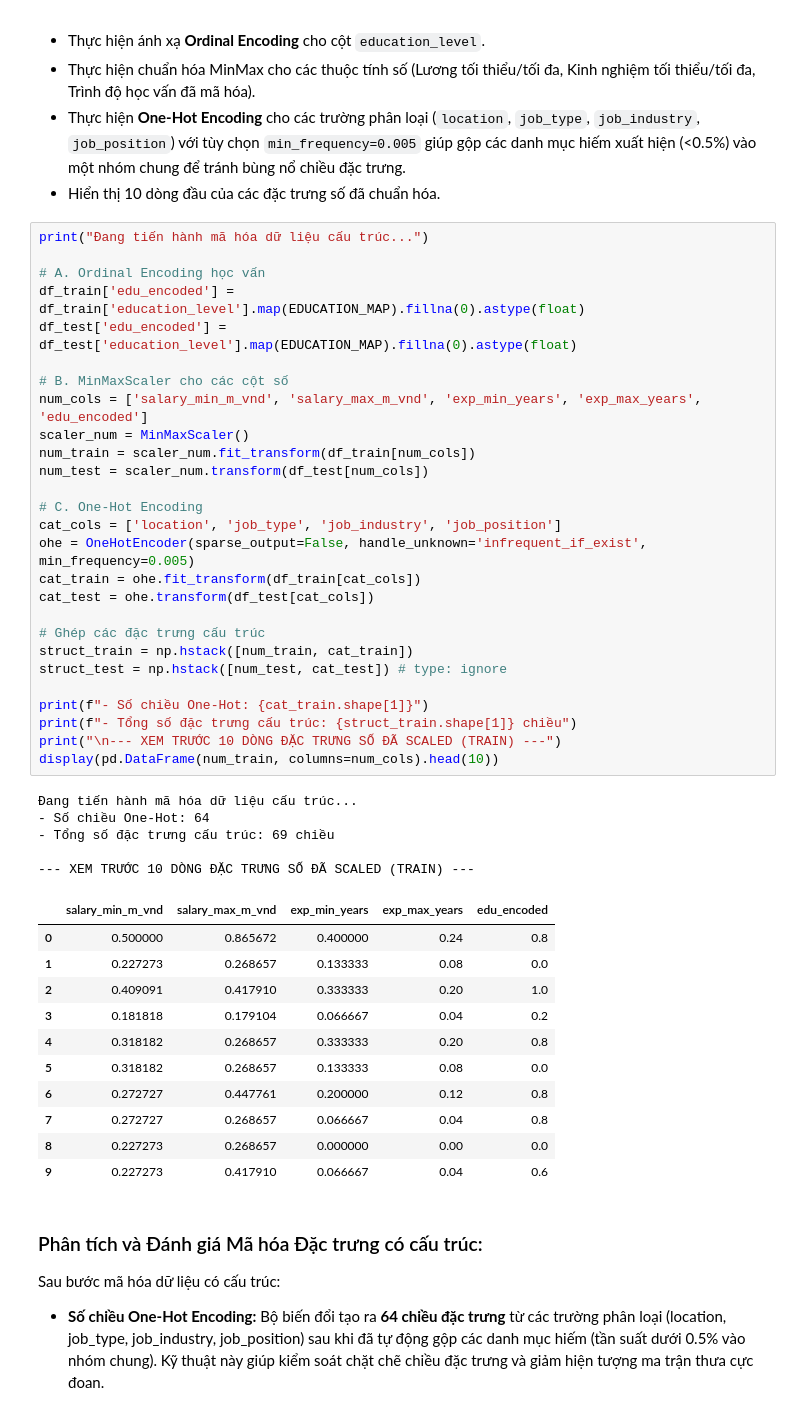
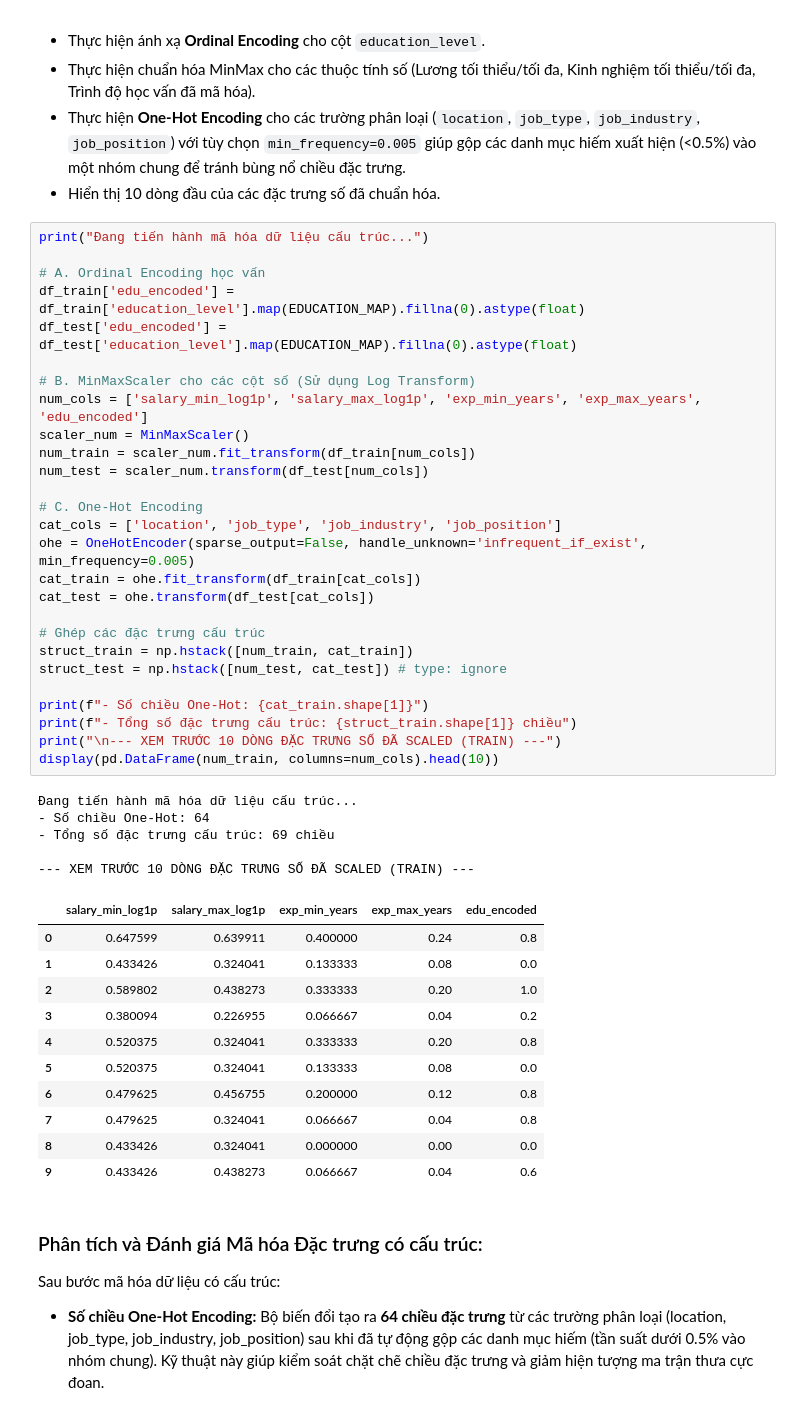
Before and after one commit to LuongVanVo/vietnam-job-market-clustering, a Jupyter notebook: notebooks/02_feature_engineering.ipynb, the cells around one changed output. Drawn from its saved outputs; the diff is of its cells as text.

```diff
--- a/notebooks/02_feature_engineering.ipynb
+++ b/notebooks/02_feature_engineering.ipynb
@@ -84,46 +85,46 @@ Kết quả nạp dữ liệu sạch cho thấy sự ổn định về mặt s
 print("Đang tiến hành mã hóa dữ liệu cấu trúc...")
 
 # A. Ordinal Encoding học vấn
 df_train['edu_encoded'] = df_train['education_level'].map(EDUCATION_MAP).fillna(0).astype(float)
 df_test['edu_encoded'] = df_test['education_level'].map(EDUCATION_MAP).fillna(0).astype(float)
 
-# B. MinMaxScaler cho các cột số
-num_cols = ['salary_min_m_vnd', 'salary_max_m_vnd', 'exp_min_years', 'exp_max_years', 'edu_encoded']
+# B. MinMaxScaler cho các cột số (Sử dụng Log Transform)
+num_cols = ['salary_min_log1p', 'salary_max_log1p', 'exp_min_years', 'exp_max_years', 'edu_encoded']
 scaler_num = MinMaxScaler()
 num_train = scaler_num.fit_transform(df_train[num_cols])
 num_test = scaler_num.transform(df_test[num_cols])
 
 # C. One-Hot Encoding
 cat_cols = ['location', 'job_type', 'job_industry', 'job_position']
 ohe = OneHotEncoder(sparse_output=False, handle_unknown='infrequent_if_exist', min_frequency=0.005)
 cat_train = ohe.fit_transform(df_train[cat_cols])
 cat_test = ohe.transform(df_test[cat_cols])
 
 # Ghép các đặc trưng cấu trúc
 struct_train = np.hstack([num_train, cat_train])
 struct_test = np.hstack([num_test, cat_test]) # type: ignore
 
 print(f"- Số chiều One-Hot: {cat_train.shape[1]}")
 print(f"- Tổng số đặc trưng cấu trúc: {struct_train.shape[1]} chiều")
 print("\n--- XEM TRƯỚC 10 DÒNG ĐẶC TRƯNG SỐ ĐÃ SCALED (TRAIN) ---")
 display(pd.DataFrame(num_train, columns=num_cols).head(10))
 # %% [output]
 Đang tiến hành mã hóa dữ liệu cấu trúc...
 - Số chiều One-Hot: 64
 - Tổng số đặc trưng cấu trúc: 69 chiều
 
 --- XEM TRƯỚC 10 DÒNG ĐẶC TRƯNG SỐ ĐÃ SCALED (TRAIN) ---
-|  | salary_min_m_vnd | salary_max_m_vnd | exp_min_years | exp_max_years | edu_encoded |
-| 0 | 0.500000 | 0.865672 | 0.400000 | 0.24 | 0.8 |
-| 1 | 0.227273 | 0.268657 | 0.133333 | 0.08 | 0.0 |
-| 2 | 0.409091 | 0.417910 | 0.333333 | 0.20 | 1.0 |
-| 3 | 0.181818 | 0.179104 | 0.066667 | 0.04 | 0.2 |
-| 4 | 0.318182 | 0.268657 | 0.333333 | 0.20 | 0.8 |
-| 5 | 0.318182 | 0.268657 | 0.133333 | 0.08 | 0.0 |
-| 6 | 0.272727 | 0.447761 | 0.200000 | 0.12 | 0.8 |
-| 7 | 0.272727 | 0.268657 | 0.066667 | 0.04 | 0.8 |
-| 8 | 0.227273 | 0.268657 | 0.000000 | 0.00 | 0.0 |
-| 9 | 0.227273 | 0.417910 | 0.066667 | 0.04 | 0.6 |
+|  | salary_min_log1p | salary_max_log1p | exp_min_years | exp_max_years | edu_encoded |
+| 0 | 0.647599 | 0.639911 | 0.400000 | 0.24 | 0.8 |
+| 1 | 0.433426 | 0.324041 | 0.133333 | 0.08 | 0.0 |
+| 2 | 0.589802 | 0.438273 | 0.333333 | 0.20 | 1.0 |
+| 3 | 0.380094 | 0.226955 | 0.066667 | 0.04 | 0.2 |
+| 4 | 0.520375 | 0.324041 | 0.333333 | 0.20 | 0.8 |
+| 5 | 0.520375 | 0.324041 | 0.133333 | 0.08 | 0.0 |
+| 6 | 0.479625 | 0.456755 | 0.200000 | 0.12 | 0.8 |
+| 7 | 0.479625 | 0.324041 | 0.066667 | 0.04 | 0.8 |
+| 8 | 0.433426 | 0.324041 | 0.000000 | 0.00 | 0.0 |
+| 9 | 0.433426 | 0.438273 | 0.066667 | 0.04 | 0.6 |
 # %% [markdown]
 ### Phân tích và Đánh giá Mã hóa Đặc trưng có cấu trúc:
 Sau bước mã hóa dữ liệu có cấu trúc:
```
Also changed, not shown: parts of 8 cells of this notebook, 5 other files.
